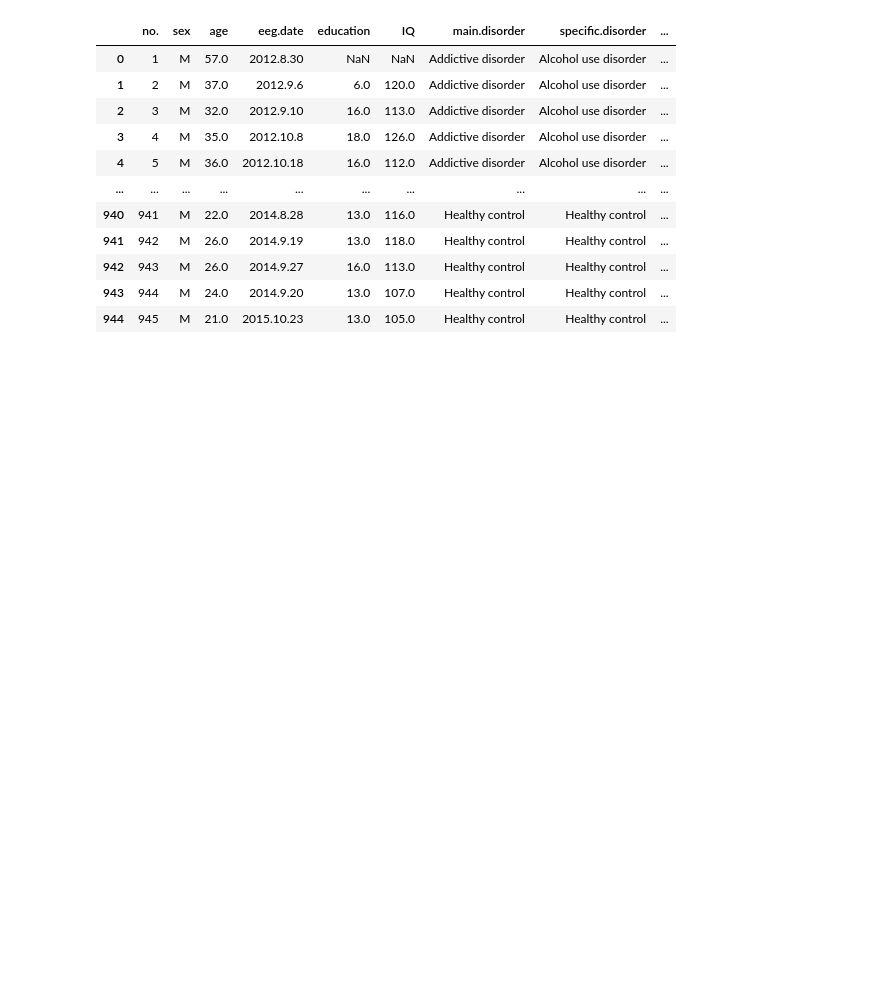
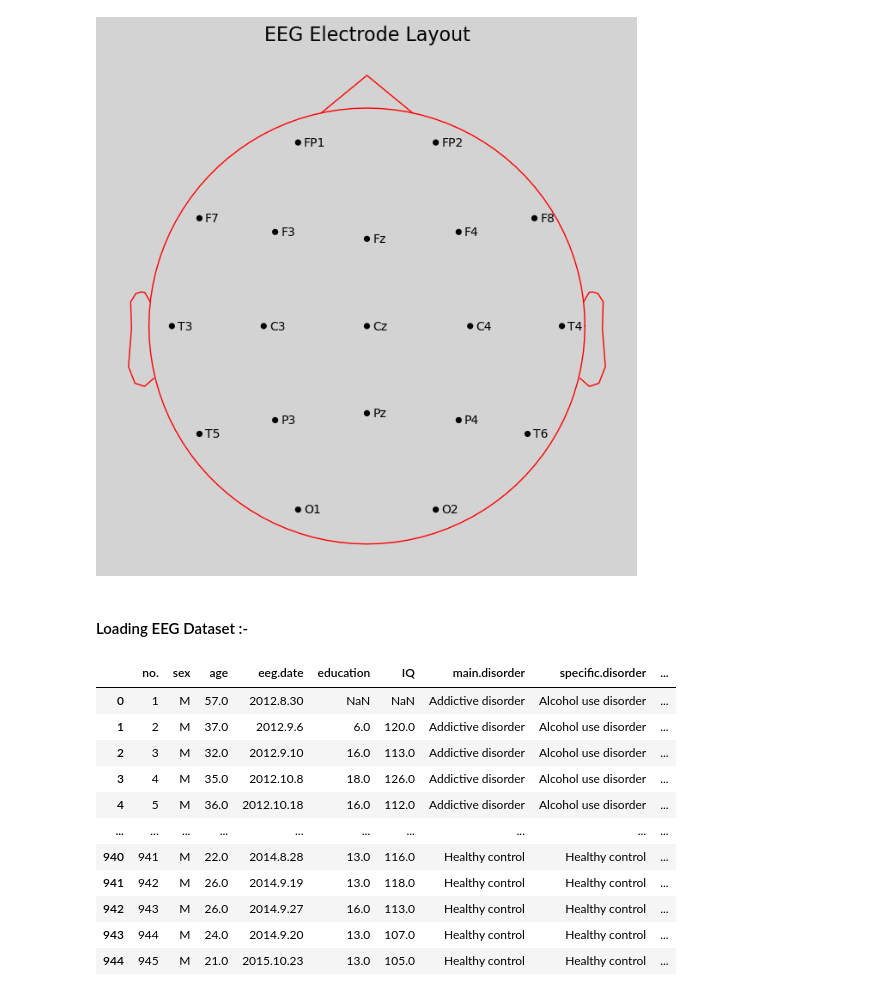
Before and after one commit to twix402/NeuroML, a Jupyter notebook: Codes/NeuroVis.ipynb, the cells around one changed output. Saved outputs shown, nothing was run; the diff lists cells and outputs as text; code cells hidden in the pictures; blank space fills up the shorter version.

```diff
--- a/Codes/NeuroVis.ipynb
+++ b/Codes/NeuroVis.ipynb
@@ -98,3 +125,28 @@ plt.show()
+# %%
+# Import necessary library
+import matplotlib.pyplot as plt
+
+# Create a digital montage from the 3D electrode positions
+mont = mne.channels.make_dig_montage(chs)
+
+# Plot the montage with color customization
+fig = mont.plot(show=False)  # Set show=False to modify the figure before displaying
+
+# Customize the plot using matplotlib
+for ax in fig.get_axes():
+    # Change the color of electrode points and labels
+    for line in ax.get_lines():
+        line.set_color('red')  # Change 'red' to your preferred color
+
+# Customize the overall figure layout for better presentation
+fig.set_facecolor('lightgray')  # Change the background color of the plot
+plt.suptitle('EEG Electrode Layout', fontsize=16, color='black')  # Add a title for context
+
+plt.show()
+# %% [output]
+[figure, added]
+# %% [markdown]
+#### Loading EEG Dataset :-
 # %%
 df = pd.read_csv('../Datasets/EEG_data_BRMH.csv')
 df
```
Also changed, not shown: parts of 33 cells of this notebook, 6 other files.
